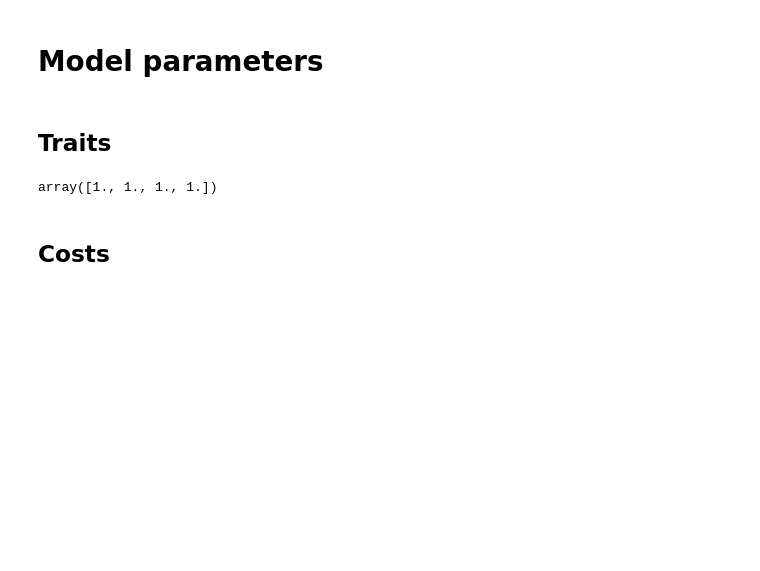
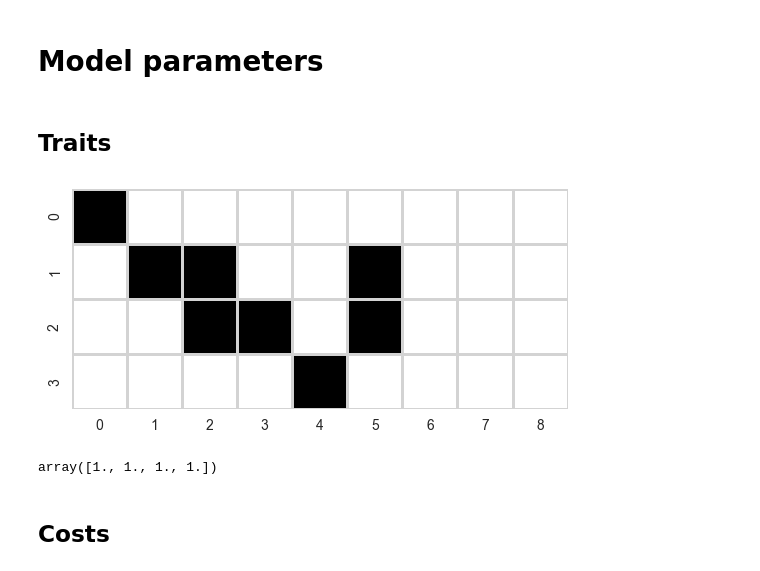
Before and after one commit to ryansmcgee/ecoevocrm, a Jupyter notebook: src/ecoevocrm/notebooks/hgt/2024-01-06_hgt_dev.ipynb, the cells around one changed output. Saved outputs shown, nothing was run; the diff lists cells and outputs as text; code cells hidden in the pictures; blank space fills up the shorter version.

```diff
--- a/src/ecoevocrm/notebooks/hgt/2024-01-06_hgt_dev.ipynb
+++ b/src/ecoevocrm/notebooks/hgt/2024-01-06_hgt_dev.ipynb
@@ -21,10 +21,12 @@ sns.set_style("whitegrid", {'axes.grid' : False})
 # %%
                        # h  h  h  h  h   t   m  m  m
 traits_init = np.array([[1, 0, 0, 0, 0,  0,  0, 0, 0],   # pf|A
                         [0, 1, 1, 0, 0,  1,  0, 0, 0],   # pc|A
                         [0, 0, 1, 1, 0,  1,  0, 0, 0],   # pc|B
                         [0, 0, 0, 0, 1,  0,  0, 0, 0]])  # pf|B
-# viz.matrix_plot(traits_init, vmin=0, cbar=False, linecolor='lightgray', linewidths=1)
+viz.matrix_plot(traits_init, vmin=0, cbar=False, linecolor='lightgray', linewidths=1)
+# %% [output]
+[figure, added]
 # %%
 lineageIDs = ['Apf', 'A1', 'B1', 'Bpf']
 # %%
```
Also changed, not shown: parts of 4 cells of this notebook, 2 other files.
